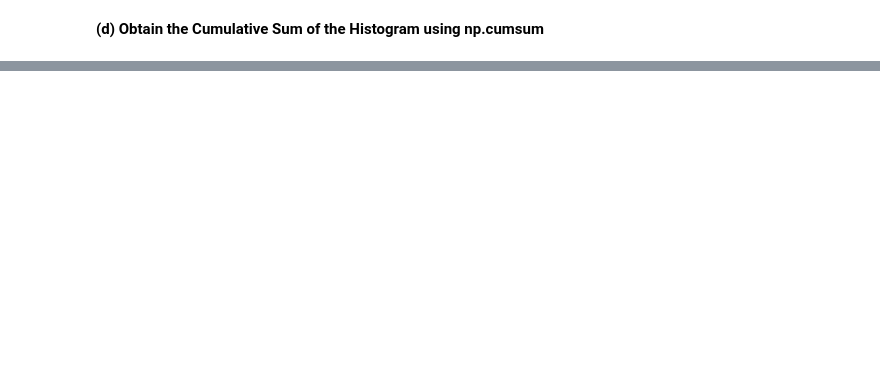
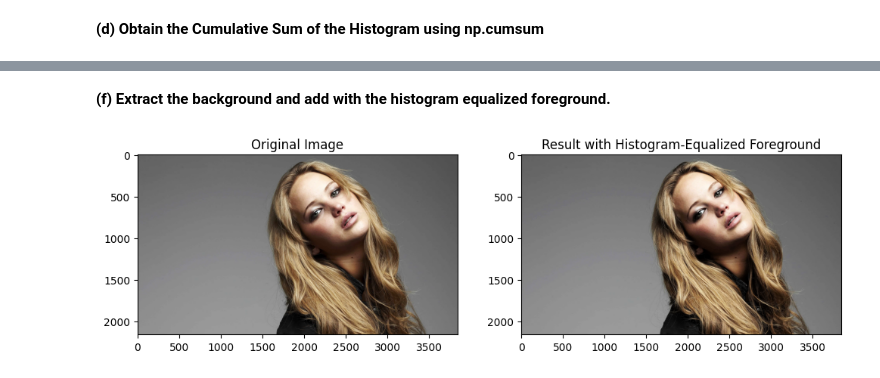
Before and after one commit to akhilaprabodha/EN3160-Image-Processing-and-Machine-Vision-Lab-Experiments, a Jupyter notebook: assignment_1/q6.ipynb, the cells around one changed output, grey strips where cells are left out. Drawn from its saved outputs; the diff is of its cells as text; code cells hidden in the pictures; blank space fills up the shorter version.

```diff
--- a/assignment_1/q6.ipynb
+++ b/assignment_1/q6.ipynb
@@ -92,0 +111,32 @@ plt.show()
+# %% [markdown]
+**(f) Extract the background and add with the histogram equalized foreground.**
+# %%
+# Invert the mask to obtain the background
+background_mask = cv2.bitwise_not(mask)
+
+# Extract the background using the inverted mask
+background = cv2.bitwise_and(value_channel, value_channel, mask=background_mask)
+
+# Combine the background with the equalized foreground
+final_value_plane = cv2.add(background, equalized_image)
+
+# Replace the value plane in the HSV image with the combined image
+hsv_converted_image[:, :, 2] = final_value_plane
+
+# Convert the HSV image back to BGR format for display
+result_image = cv2.cvtColor(hsv_converted_image, cv2.COLOR_HSV2BGR)
+
+# Display the original image and the result with histogram-equalized foreground
+plt.figure(figsize=(12, 6))
+
+plt.subplot(1, 2, 1)
+plt.imshow(cv2.cvtColor(image, cv2.COLOR_BGR2RGB))
+plt.title('Original Image')
+
+plt.subplot(1, 2, 2)
+plt.imshow(cv2.cvtColor(result_image, cv2.COLOR_BGR2RGB))
+plt.title('Result with Histogram-Equalized Foreground')
+
+plt.show()
+# %% [output]
+[figure, added]
```
Also changed, not shown: parts of 6 cells of this notebook, 4 other files.
